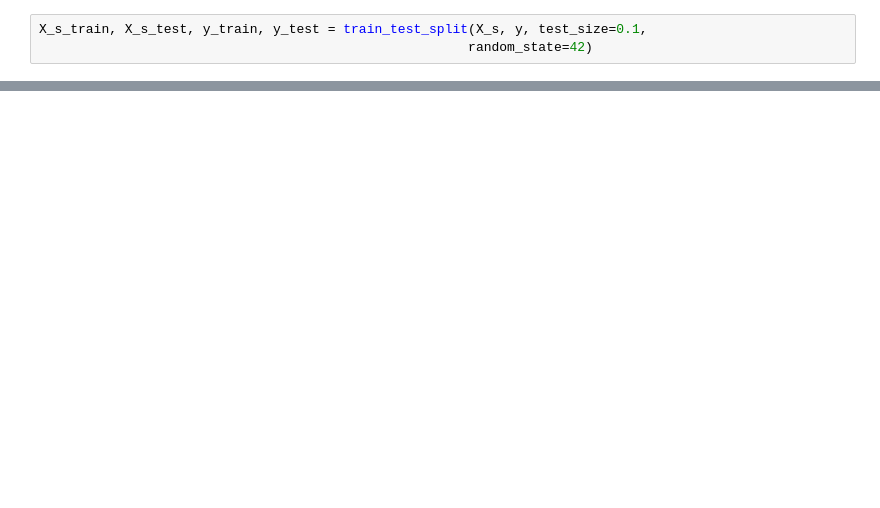
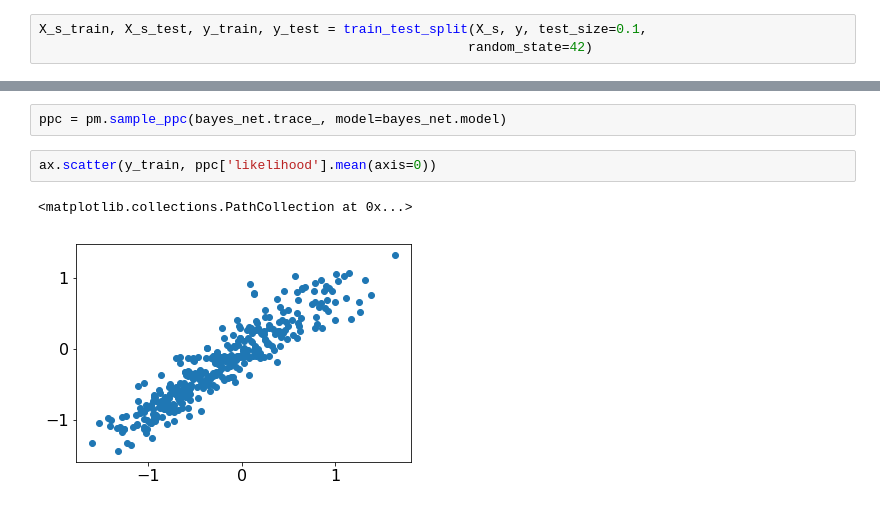
Before and after one commit to madHatter106/TOA_ML, a Jupyter notebook: TOA_ML_3_NN_2_DeepBayes.ipynb, the cells around one changed output, grey strips where cells are left out. Drawn from its saved outputs; the diff is of its cells as text; blank space fills up the shorter version.

```diff
--- a/TOA_ML_3_NN_2_DeepBayes.ipynb
+++ b/TOA_ML_3_NN_2_DeepBayes.ipynb
@@ -64,0 +196,7 @@ bayes_net.show_model()
+# %%
+ppc = pm.sample_ppc(bayes_net.trace_, model=bayes_net.model)
+# %%
+ax.scatter(y_train, ppc['likelihood'].mean(axis=0))
+# %% [output]
+<matplotlib.collections.PathCollection at 0x...>
+[figure, added]
```
Also changed, not shown: parts of 36 cells of this notebook.
